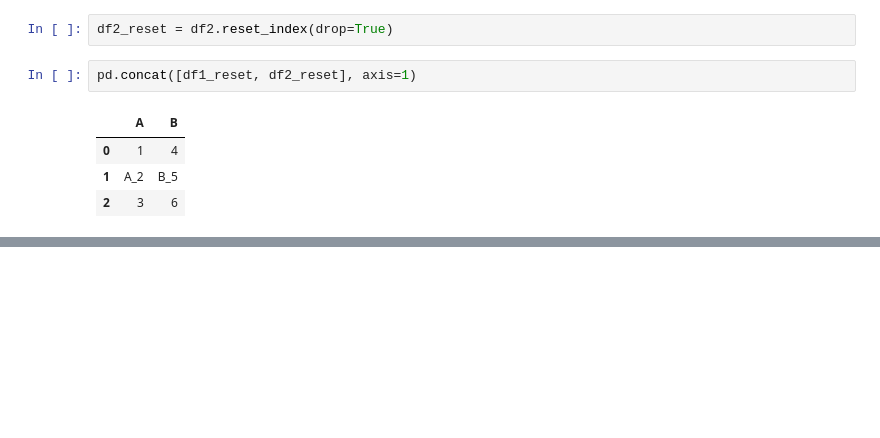
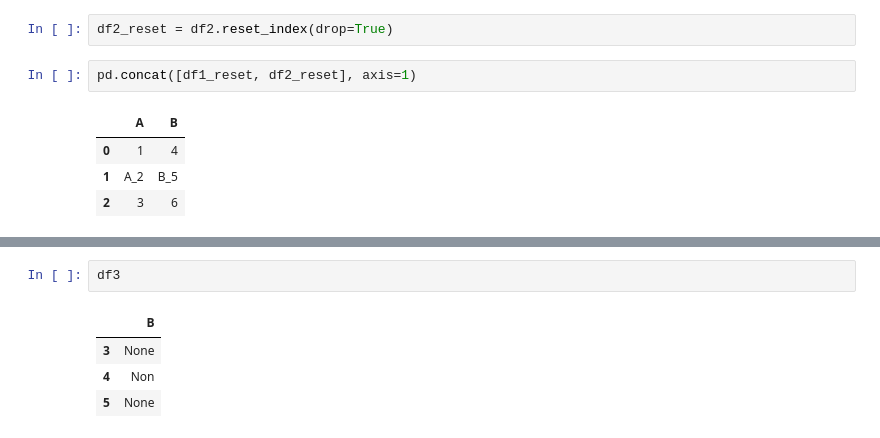
Before and after one commit to yojulab/study_AIs, a Jupyter notebook: codes/pandass.ipynb, the cells around one changed output, grey strips where cells are left out. Cells and saved outputs as stored; diff of their text form; blank space fills up the shorter version.

```diff
--- a/codes/pandass.ipynb
+++ b/codes/pandass.ipynb
@@ -50,0 +68,7 @@ pd.concat([df1_reset, df2_reset], axis=1)
+# %%
+df3
+# %% [output]
+|  | B |
+| 3 | None |
+| 4 | Non |
+| 5 | None |
```
Also changed, not shown: parts of 5 cells of this notebook, 2 other files.
